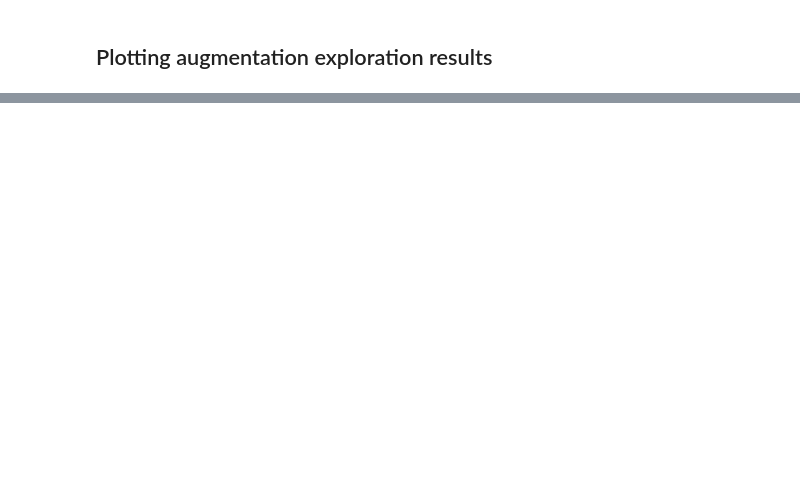
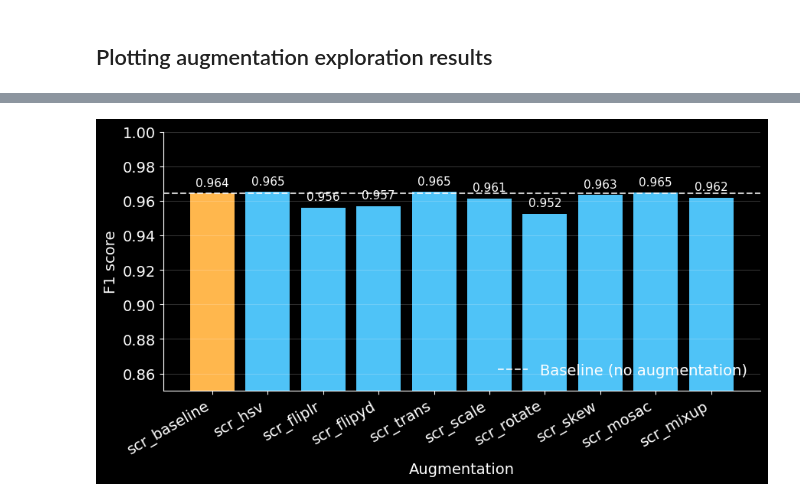
Before and after one commit to DingshanDeng/automated-counting, a Jupyter notebook: notebooks/03b_augmentation_exploration.ipynb, the cells around one changed output, grey strips where cells are left out. Saved outputs shown, nothing was run; the diff lists cells and outputs as text; code cells hidden in the pictures; blank space fills up the shorter version.

```diff
--- a/notebooks/03b_augmentation_exploration.ipynb
+++ b/notebooks/03b_augmentation_exploration.ipynb
@@ -317,0 +366,36 @@ plt.show()
+# %%
+import matplotlib.pyplot as plt
+
+plt.style.use("dark_background")
+plt.rcParams.update({"figure.facecolor": "black", "axes.facecolor": "black",
+                     "savefig.facecolor": "black", "font.size": 14})
+
+augment_labels = df["name"]
+baseline = f1_score[0]
+
+# highlight the baseline bar, other bars in the same light blue as the loss curves
+colors = ["#FFB74D"] + ["#4FC3F7"] * (len(augment_labels) - 1)
+
+fig, ax = plt.subplots(figsize=(9, 5))
+bars = ax.bar(augment_labels, f1_score, color=colors)
+ax.axhline(y=baseline, color="white", linestyle="--", lw=1.5, alpha=0.8, label="Baseline (no augmentation)")
+
+# value labels on top of each bar
+for b, v in zip(bars, f1_score):
+    ax.text(b.get_x() + b.get_width() / 2, v + 0.003, f"{v:.3f}",
+            ha="center", va="bottom", fontsize=11, color="white")
+
+ax.set_ylim(0.85, 1.0)
+ax.set_xlabel("Augmentation")
+ax.set_ylabel("F1 score")
+ax.legend(frameon=False, loc="lower right")
+ax.grid(axis="y", alpha=0.2)
+for s in ("top", "right"):
+    ax.spines[s].set_visible(False)
+plt.xticks(rotation=30, ha="right")
+
+plt.tight_layout()
+plt.savefig("augmentation_f1_dark.png", dpi=200)
+plt.show()
+# %% [output]
+[figure, added]
```
Also changed, not shown: parts of 6 cells of this notebook, 1 other file.
